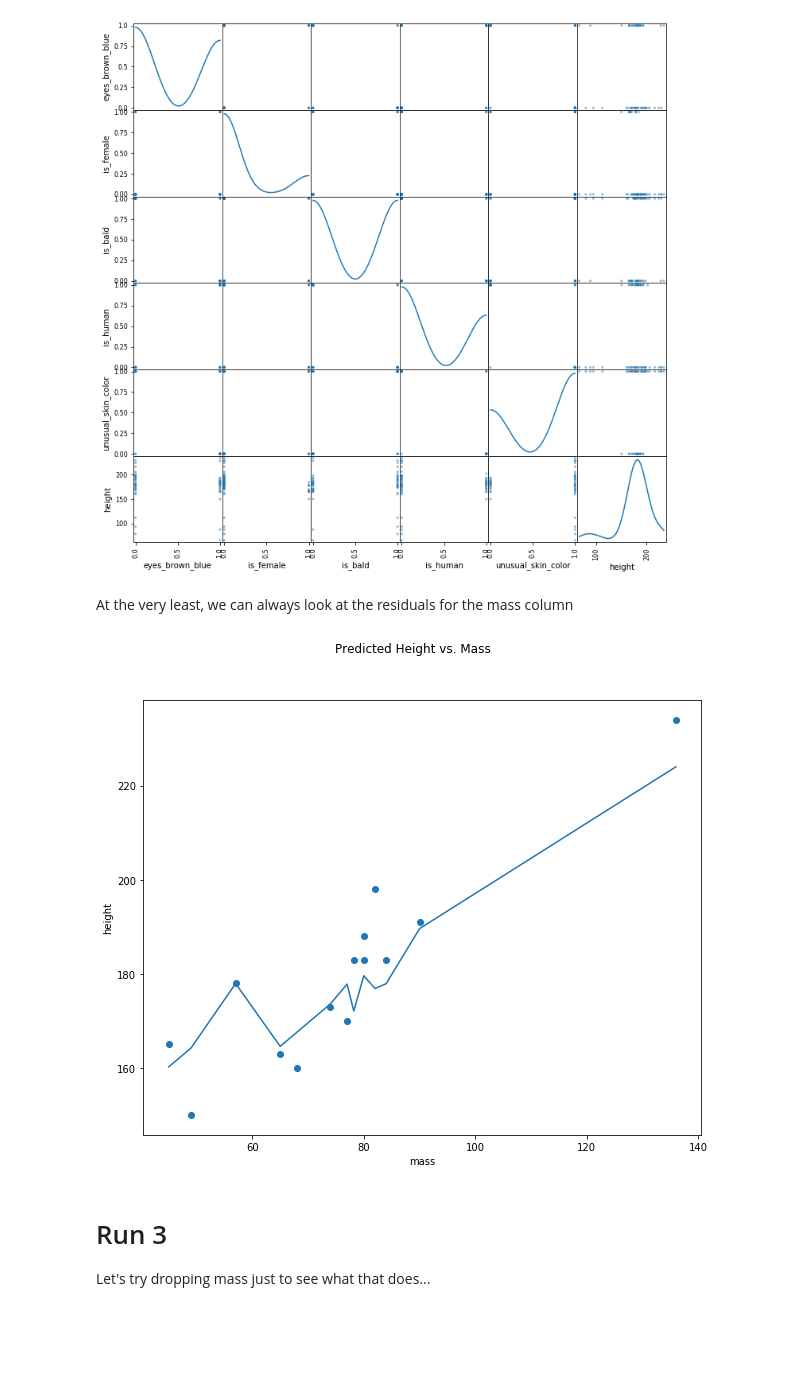
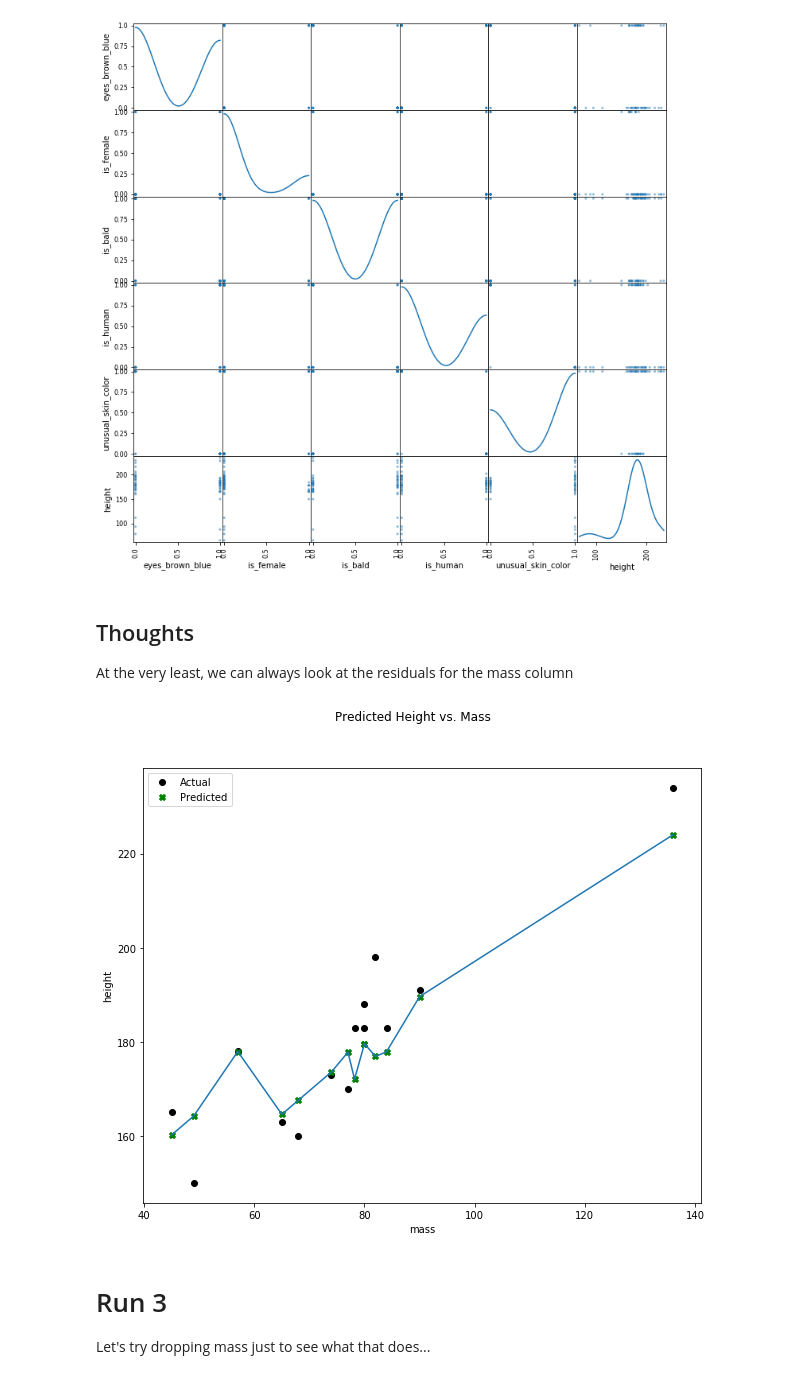
Before and after one commit to timothy-salazar/swapi, a Jupyter notebook: Minimum Viable Product.ipynb, the cells around one changed output. Cells and saved outputs as stored; diff of their text form; code cells hidden in the pictures; blank space fills up the shorter version.

```diff
--- a/Minimum Viable Product.ipynb
+++ b/Minimum Viable Product.ipynb
@@ -496,6 +496,7 @@ plt.show()
 # %% [output]
 [figure]
 # %% [markdown]
+## Thoughts
 At the very least, we can always look at the residuals for the mass column
 # %%
 x_test = x_test.reset_index(drop=True)
@@ -503,15 +503,18 @@ x_test = x_test.reset_index(drop=True)
 # %%
 fig = plt.figure(figsize=(10,8))
 ax = fig.add_subplot(111)
-ax.scatter(x_test.mass, y_test)
+ax.scatter(x_test.mass, y_test,color='black',label='Actual')
 x_test['mass'] = [float(i) for i in x_test.mass]
 sort_ind = np.argsort(x_test.mass)
 x_sorted = x_test.iloc[sort_ind]
 y_pred = reg.predict(x_sorted)
+ax.scatter(x_sorted.mass.values, y_pred, color='green', marker='X', label='Predicted')
 ax.plot(x_sorted.mass.values, y_pred)
 fig.suptitle('Predicted Height vs. Mass')
 ax.set_xlabel('mass')
 ax.set_ylabel('height')
+fig.savefig('assets/images/predicted_height_vs_mass.jpg')
+ax.legend(loc='upper left')
 plt.show()
 # %% [output]
-[figure, old version]
+[figure, new version]
```
Also changed, not shown: parts of 2 cells of this notebook, 2 other files.
